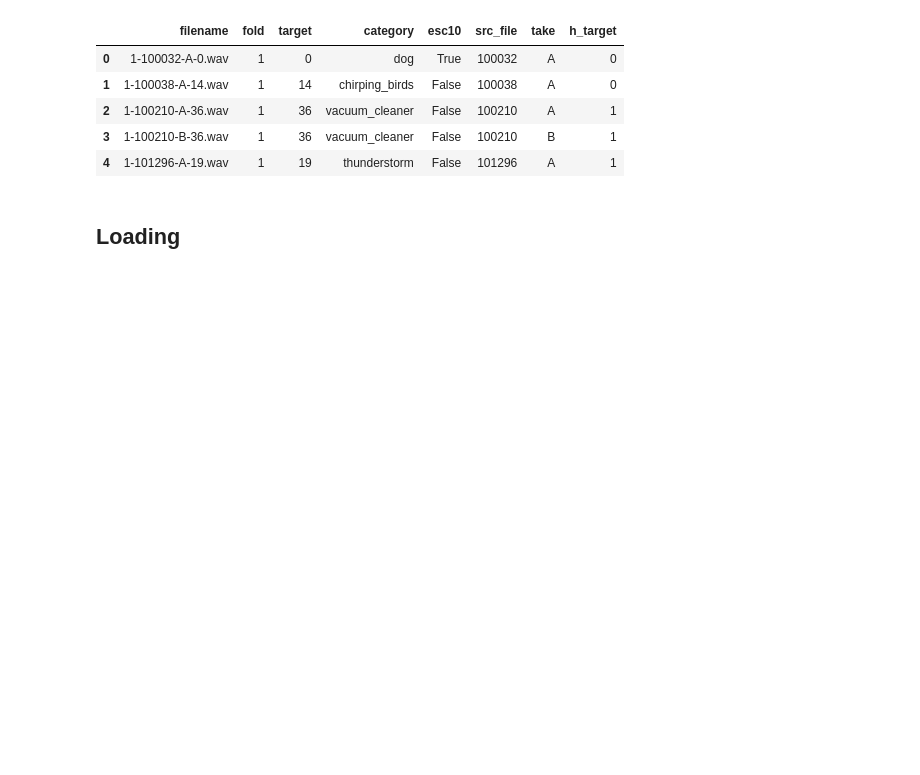
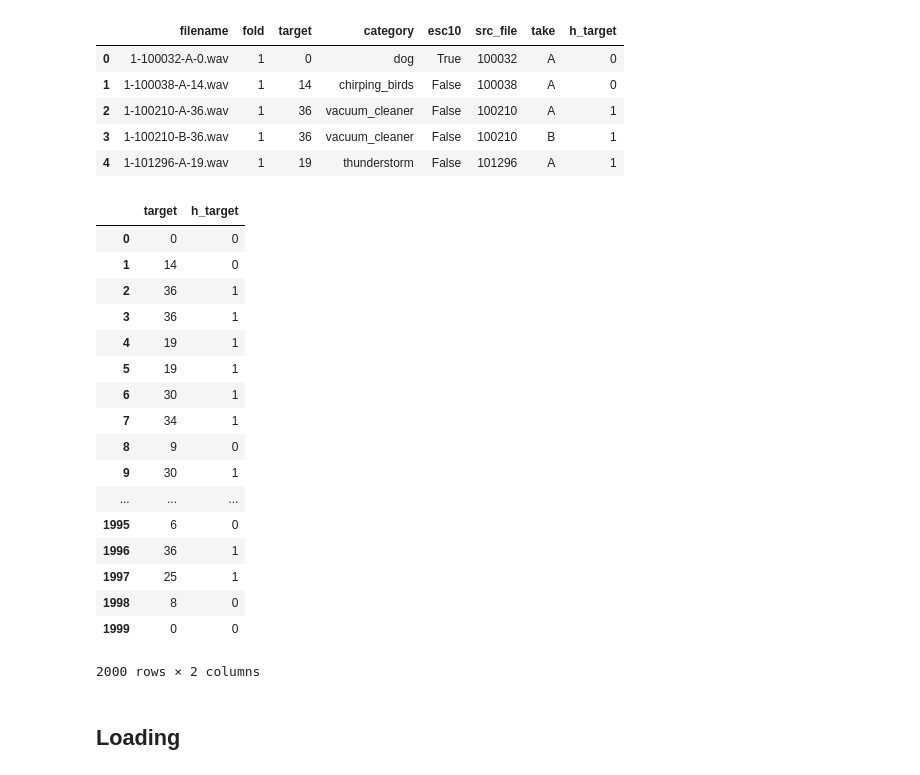
Before and after one commit to DeanPFZ/deep-audio-public, a Jupyter notebook: src/ESC-50/CNN No-Hierarchy OvA.ipynb, the cells around one changed output. Saved outputs shown, nothing was run; the diff lists cells and outputs as text; code cells hidden in the pictures; blank space fills up the shorter version.

```diff
--- a/src/ESC-50/CNN No-Hierarchy OvA.ipynb
+++ b/src/ESC-50/CNN No-Hierarchy OvA.ipynb
@@ -68,6 +68,27 @@ dataset.head()
 | 2 | 1-100210-A-36.wav | 1 | 36 | vacuum_cleaner | False | 100210 | A | 1 |
 | 3 | 1-100210-B-36.wav | 1 | 36 | vacuum_cleaner | False | 100210 | B | 1 |
 | 4 | 1-101296-A-19.wav | 1 | 19 | thunderstorm | False | 101296 | A | 1 |
+# %%
+dataset[["target", "h_target"]]
+# %% [output]
+|  | target | h_target |
+| 0 | 0 | 0 |
+| 1 | 14 | 0 |
+| 2 | 36 | 1 |
+| 3 | 36 | 1 |
+| 4 | 19 | 1 |
+| 5 | 19 | 1 |
+| 6 | 30 | 1 |
+| 7 | 34 | 1 |
+| 8 | 9 | 0 |
+| 9 | 30 | 1 |
+| ... | ... | ... |
+| 1995 | 6 | 0 |
+| 1996 | 36 | 1 |
+| 1997 | 25 | 1 |
+| 1998 | 8 | 0 |
+| 1999 | 0 | 0 |
+2000 rows × 2 columns
 # %% [markdown]
 ## Loading
 # %%
```
Also changed, not shown: parts of 6 cells of this notebook, 3 other files.
